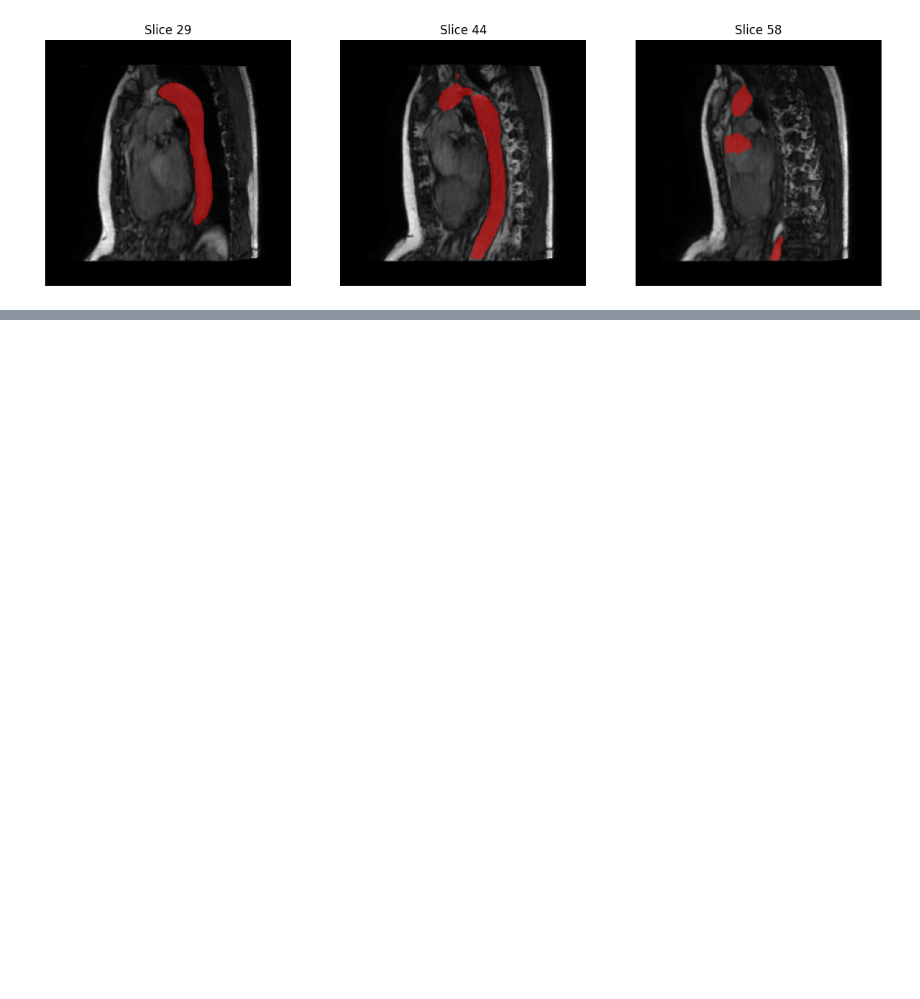
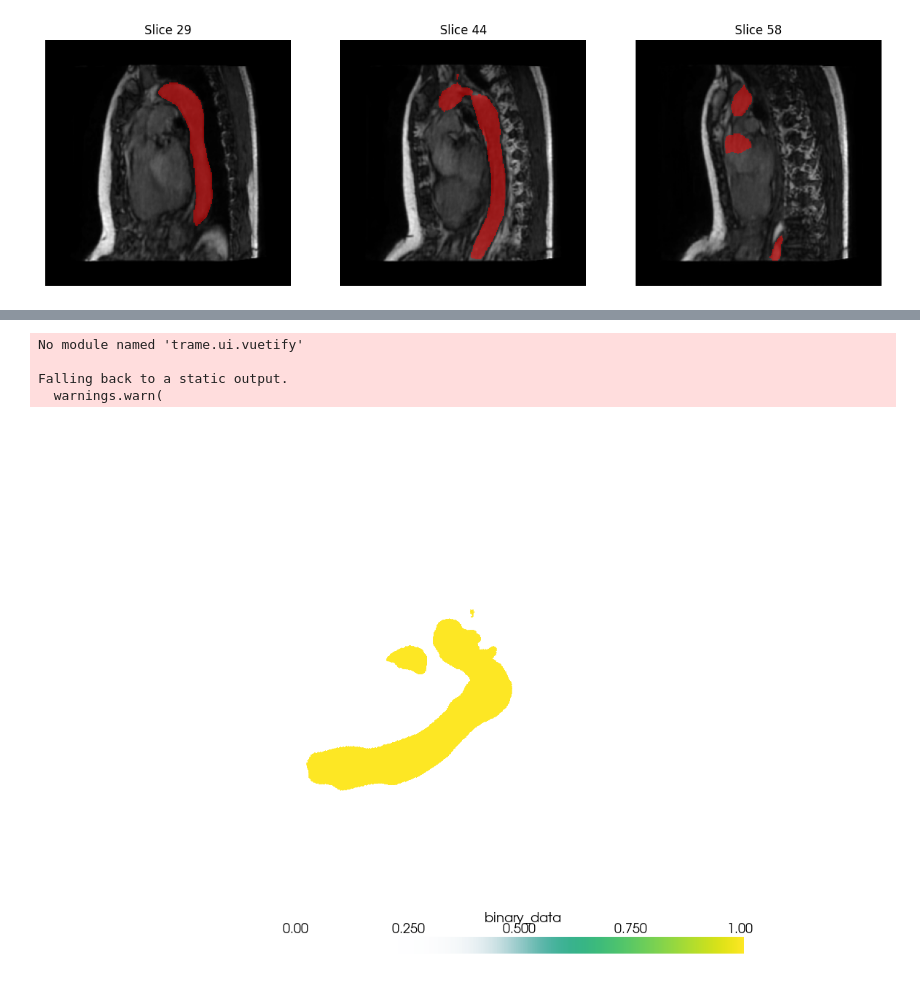
Before and after one commit to DorisAdriana/nnUNet, a Jupyter notebook: visualize_segs.ipynb, the cells around one changed output, grey strips where cells are left out. Cells and saved outputs as stored; diff of their text form; code cells hidden in the pictures; blank space fills up the shorter version.

```diff
--- a/visualize_segs.ipynb
+++ b/visualize_segs.ipynb
@@ -154,0 +250,38 @@ Volume(data=array([[[0., 0., 0., ..., 0., 0., 0.],
+# %%
+import nibabel as nib
+import numpy as np
+import pyvista as pv
+
+# Load the NIfTI file
+nifti_file_path = "/home/rnga/dawezenberg/my-scratch/outputs/scan_144_b05.nii.gz"
+nifti_img = nib.load(nifti_file_path)
+data = nifti_img.get_fdata()
+
+# Assuming the data is binary, we can directly work with it
+# Here, converting data to binary isn't necessary if it's already binary
+# but this step is here to ensure it's in the correct format
+binary_data = data > 0
+
+# Find the dimensions and spacing based on the NIfTI file
+dimensions = binary_data.shape
+spacing = nifti_img.header.get_zooms()
+
+# Create a uniform grid with the correct dimensions and spacing
+# Using ImageData to represent the volumetric data
+grid = pv.ImageData(dimensions=dimensions, spacing=spacing, origin=(0, 0, 0))
+
+# Convert the binary data into a format suitable for PyVista and add it to the grid
+# This step involves assigning the binary data to the grid's point data
+# Flattening the array and converting to float for visualization purposes
+grid.point_data["binary_data"] = binary_data.ravel(order="F").astype(np.float32)
+
+# Plot the uniform grid using the binary data
+plotter = pv.Plotter()
+plotter.add_volume(grid, scalars="binary_data", cmap="viridis", opacity="sigmoid")
+plotter.show()
+# %% [output]
+No module named 'trame.ui.vuetify'
+
+Falling back to a static output.
+  warnings.warn(
+[figure, added]
```
Also changed, not shown: parts of 10 cells of this notebook, 6 other files.
